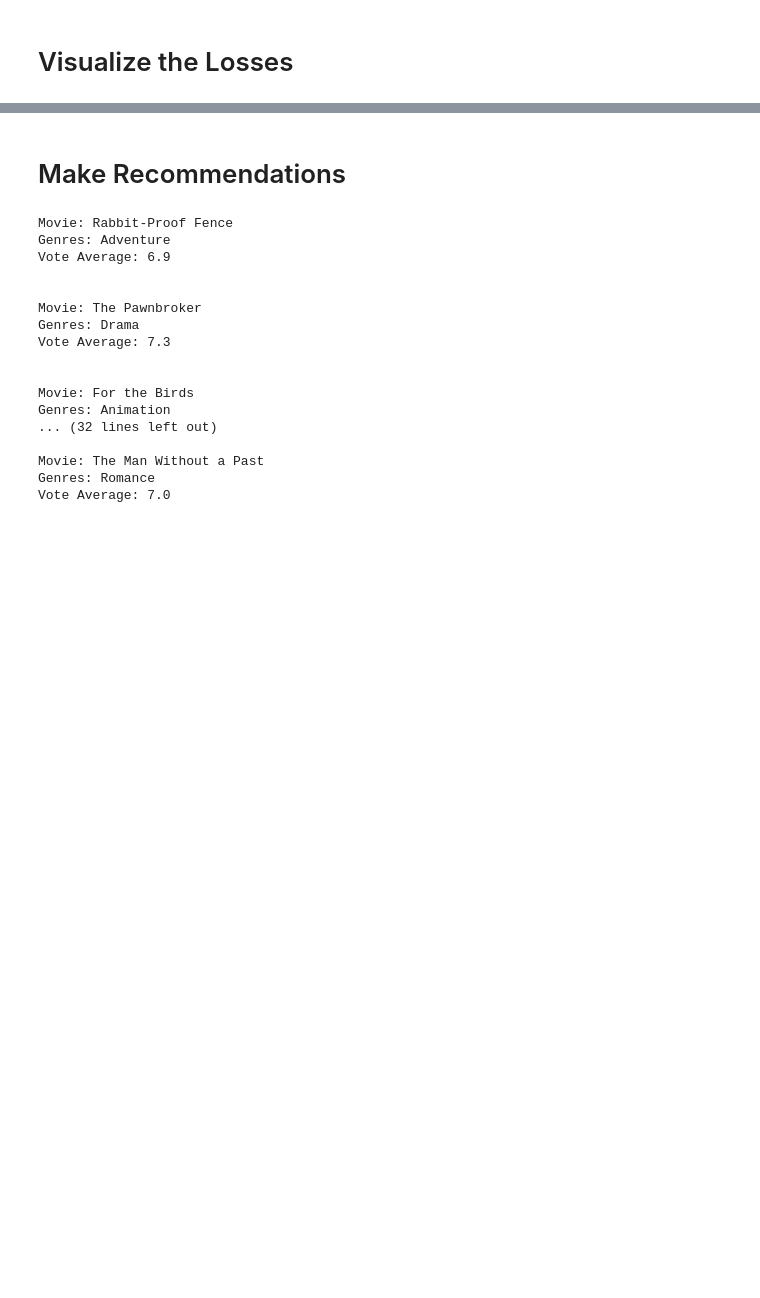
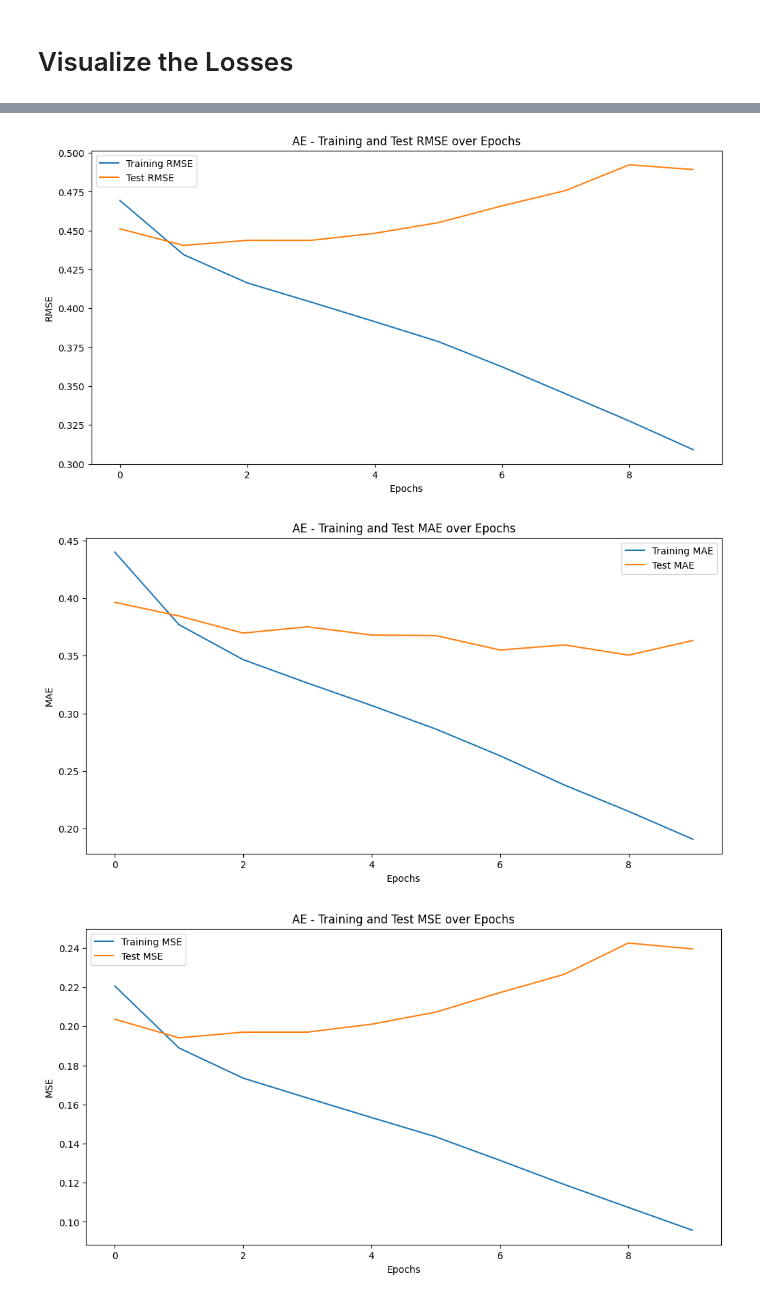
Before and after one commit to Pegiadis/movie_lens, a Jupyter notebook: notebooks/collaborative_filtering/AE.ipynb, the cells around one changed output, grey strips where cells are left out. Cells and saved outputs as stored; diff of their text form; code cells hidden in the pictures; blank space fills up the shorter version.

```diff
--- a/notebooks/collaborative_filtering/AE.ipynb
+++ b/notebooks/collaborative_filtering/AE.ipynb
@@ -238,2 +226,0 @@ plt.show()
-# %% [markdown]
-# Make Recommendations
@@ -264,26 +226,0 @@ def recommend(user_id, model, num_items):
-# %%
-user_id = 42  # Replace with the ID of the user you want to recommend movies to
-recommendations = recommend(user_id, model, num_items)
-for movie_name, genres, vote_average in recommendations:
-    print(f'Movie: {movie_name}')
-    print(f'Genres: {genres}')
-    print(f'Vote Average: {vote_average}')
-    print('\n')
-# %% [output]
-Movie: Rabbit-Proof Fence
-Genres: Adventure
-Vote Average: 6.9
-
-
-Movie: The Pawnbroker
-Genres: Drama
-Vote Average: 7.3
-
-
-Movie: For the Birds
-Genres: Animation
-... (32 lines left out)
-
-Movie: The Man Without a Past
-Genres: Romance
-Vote Average: 7.0
@@ -291,0 +227,50 @@ torch.save(model.state_dict(), '../../data/models/model_weights.pth')
+# %%
+import matplotlib.pyplot as plt
+import os
+
+# Create folder if it doesn't exist
+output_folder = "../../metrics/overleaf"
+if not os.path.exists(output_folder):
+    os.makedirs(output_folder)
+
+# Define model name
+model_name = "AE"
+
+# Visualization
+
+# RMSE plot
+plt.figure(figsize=(12, 6))
+plt.plot(train_rmses, label='Training RMSE') # Corrected this line
+plt.plot(rmses, label='Test RMSE') # Corrected this line
+plt.xlabel('Epochs')
+plt.ylabel('RMSE')
+plt.legend()
+plt.title(f'{model_name} - Training and Test RMSE over Epochs')
+plt.savefig(os.path.join(output_folder, f'{model_name}_rmse_plot.png'))  # Save the figure
+plt.show()
+
+# MAE plot
+plt.figure(figsize=(12, 6))
+plt.plot(train_maes, label='Training MAE')
+plt.plot(maes, label='Test MAE')
+plt.xlabel('Epochs')
+plt.ylabel('MAE')
+plt.legend()
+plt.title(f'{model_name} - Training and Test MAE over Epochs')
+plt.savefig(os.path.join(output_folder, f'{model_name}_mae_plot.png'))  # Save the figure
+plt.show()
+
+# MSE plot
+plt.figure(figsize=(12, 6))
+plt.plot(train_mses, label='Training MSE')
+plt.plot(mses, label='Test MSE')
+plt.xlabel('Epochs')
+plt.ylabel('MSE')
+plt.legend()
+plt.title(f'{model_name} - Training and Test MSE over Epochs')
+plt.savefig(os.path.join(output_folder, f'{model_name}_mse_plot.png'))  # Save the figure
+plt.show()
+# %% [output]
+[figure, added]
+[figure, added]
+[figure, added]
```
Also changed, not shown: parts of 5 cells of this notebook, 31 other files.
